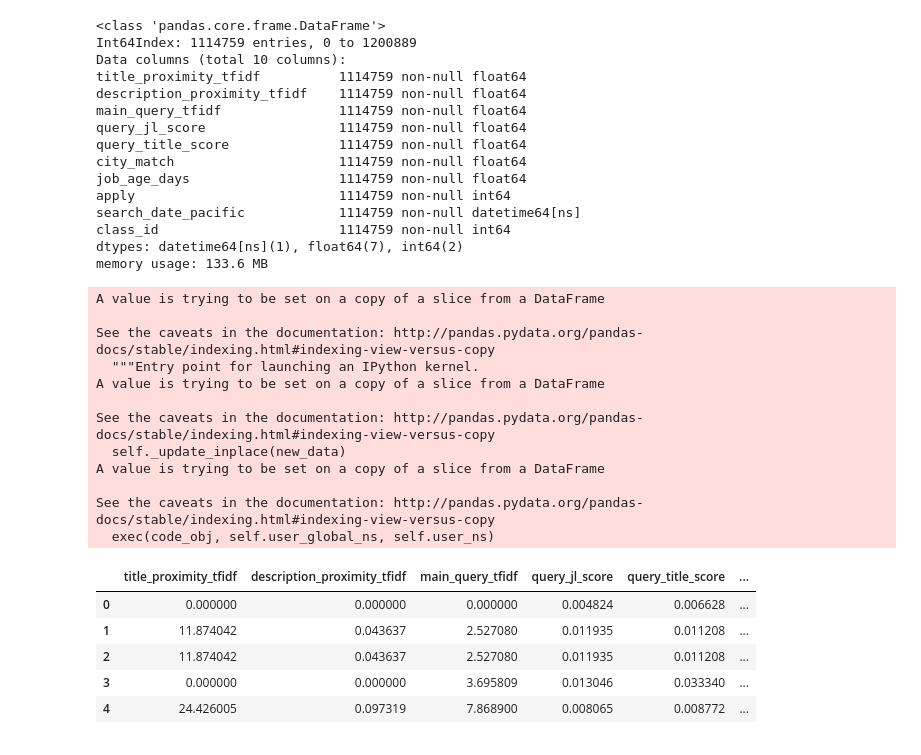
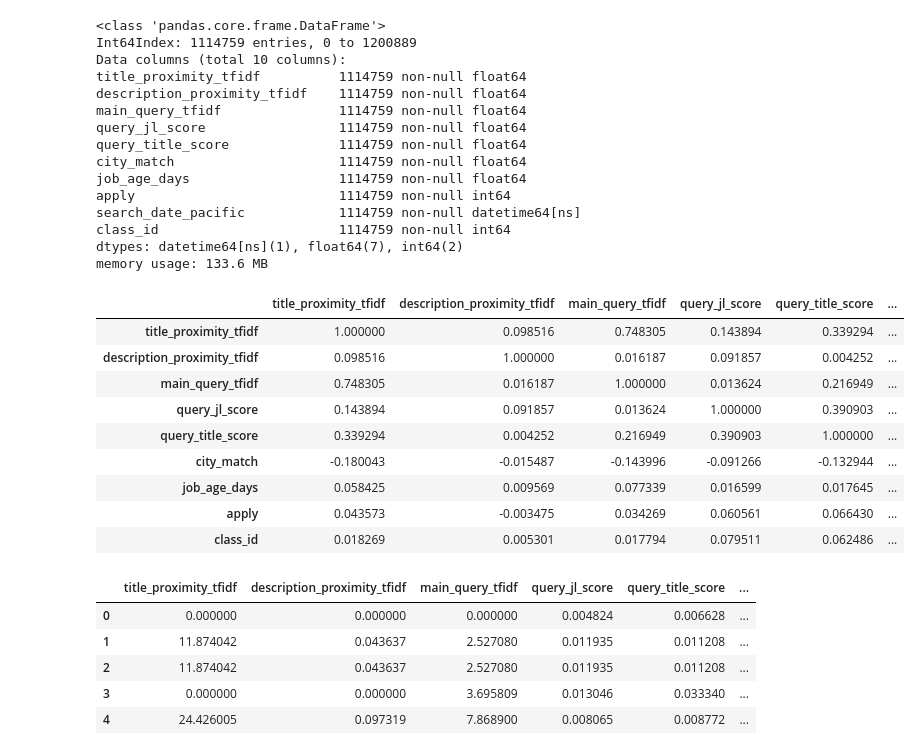
Before and after one commit to NehaAgg245/ML-git, a Jupyter notebook: Apply_Rate_Preprocessing.ipynb, the cells around one changed output. Saved outputs shown, nothing was run; the diff lists cells and outputs as text; code cells hidden in the pictures.

```diff
--- a/Apply_Rate_Preprocessing.ipynb
+++ b/Apply_Rate_Preprocessing.ipynb
@@ -170,17 +185,20 @@ encoded_df['search_date_pacific'] = encoder.fit_transform(dataset['search_date_p
 # %%
 #Impute missing values of 'city_match'
 from sklearn.ensemble import RandomForestClassifier
+model = RandomForestClassifier(n_estimators = 500, max_depth = 3, random_state = 0, max_features = 'log2')
 
+# from sklearn.svm import LinearSVC
+# model = LinearSVC(random_state=0, tol=1e-5)
 
+# from sklearn.tree import DecisionTreeClassifier
+# model = DecisionTreeClassifier(random_state = 0, criterion = 'entropy', max_depth = 3)
 
-rf = RandomForestClassifier(n_estimators = 500, max_depth = 3, random_state = 0)
-
-x_train = encoded_df[encoded_df['city_match'].notnull()].drop(columns = 'city_match')
+x_train = encoded_df[encoded_df['city_match'].notnull()].drop(columns = ['city_match','class_id','search_date_pacific'])
 y_train = encoded_df[encoded_df['city_match'].notnull()]['city_match']
-x_test = encoded_df[encoded_df['city_match'].isnull()].drop(columns = 'city_match')
+x_test = encoded_df[encoded_df['city_match'].isnull()].drop(columns = ['city_match','class_id','search_date_pacific'])
 y_test = encoded_df[encoded_df['city_match'].isnull()]['city_match']
 
-rf.fit(x_train, y_train)
+model.fit(x_train, y_train)
 
 city_predicted = rf.predict(x_test)
 
@@ -218,21 +236,19 @@ search_date_pacific            1114759 non-null datetime64[ns]
 class_id                       1114759 non-null int64
 dtypes: datetime64[ns](1), float64(7), int64(2)
 memory usage: 133.6 MB
-# %%
-dataset['title_proximity_tfidf'][dataset['title_proximity_tfidf']<0] = 0
-# %% [output]
-A value is trying to be set on a copy of a slice from a DataFrame
-
-See the caveats in the documentation: http://pandas.pydata.org/pandas-docs/stable/indexing.html#indexing-view-versus-copy
-  """Entry point for launching an IPython kernel.
-A value is trying to be set on a copy of a slice from a DataFrame
-
-See the caveats in the documentation: http://pandas.pydata.org/pandas-docs/stable/indexing.html#indexing-view-versus-copy
-  self._update_inplace(new_data)
-A value is trying to be set on a copy of a slice from a DataFrame
-
-See the caveats in the documentation: http://pandas.pydata.org/pandas-docs/stable/indexing.html#indexing-view-versus-copy
-  exec(code_obj, self.user_global_ns, self.user_ns)
+# %%
+dataset.corr()
+# %% [output]
+|  | title_proximity_tfidf | description_proximity_tfidf | main_query_tfidf | query_jl_score | query_title_score | ... |
+| title_proximity_tfidf | 1.000000 | 0.098516 | 0.748305 | 0.143894 | 0.339294 | ... |
+| description_proximity_tfidf | 0.098516 | 1.000000 | 0.016187 | 0.091857 | 0.004252 | ... |
+| main_query_tfidf | 0.748305 | 0.016187 | 1.000000 | 0.013624 | 0.216949 | ... |
+| query_jl_score | 0.143894 | 0.091857 | 0.013624 | 1.000000 | 0.390903 | ... |
+| query_title_score | 0.339294 | 0.004252 | 0.216949 | 0.390903 | 1.000000 | ... |
+| city_match | -0.180043 | -0.015487 | -0.143996 | -0.091266 | -0.132944 | ... |
+| job_age_days | 0.058425 | 0.009569 | 0.077339 | 0.016599 | 0.017645 | ... |
+| apply | 0.043573 | -0.003475 | 0.034269 | 0.060561 | 0.066430 | ... |
+| class_id | 0.018269 | 0.005301 | 0.017794 | 0.079511 | 0.062486 | ... |
 # %%
 dataset.head()
 # %% [output]
```
Also changed, not shown: parts of 2 cells of this notebook.
